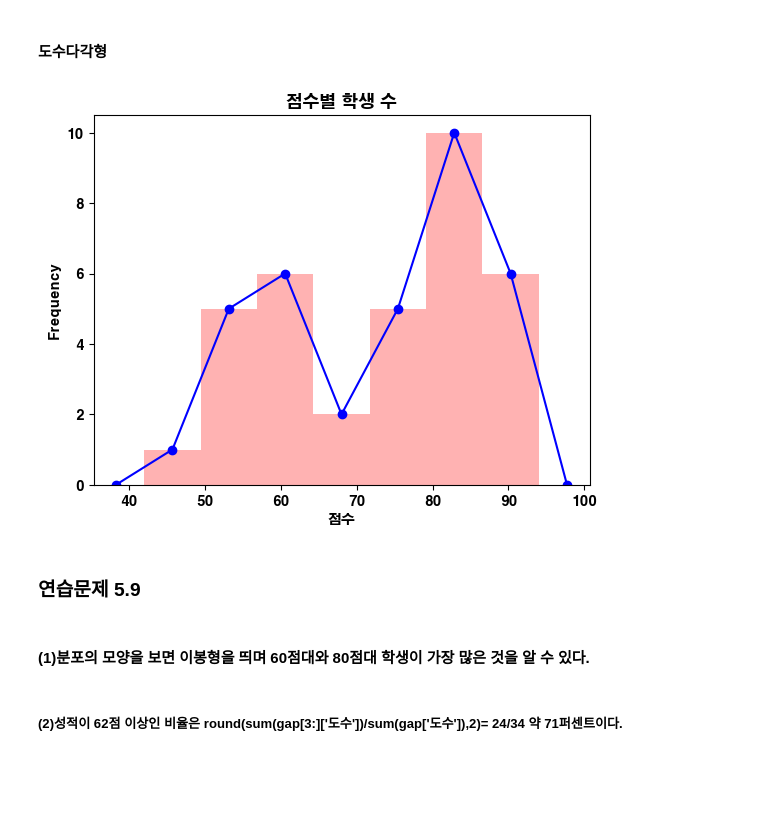
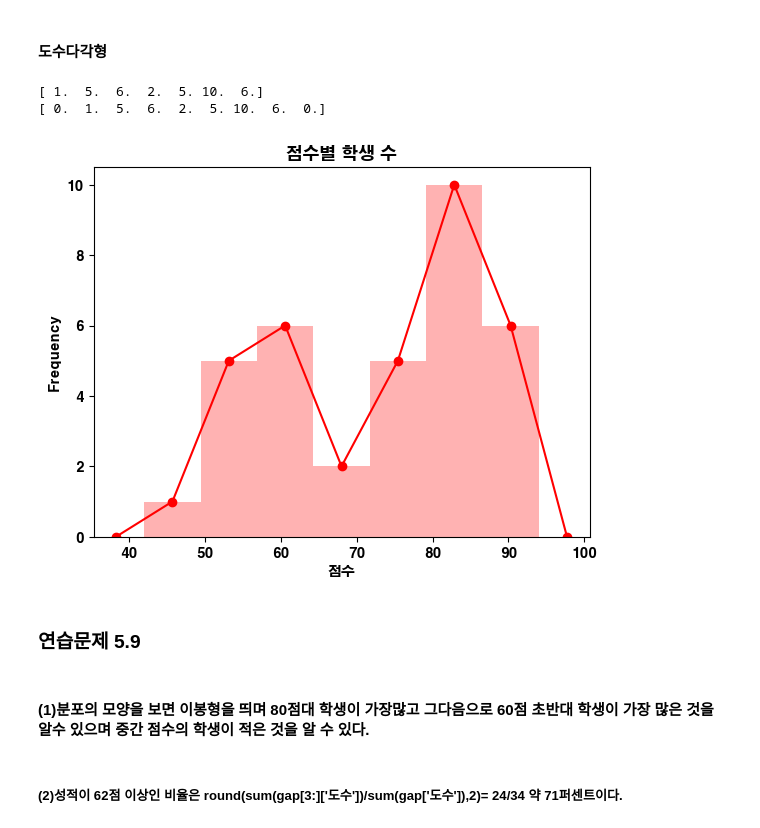
Before and after one commit to singbong/coding_study, a Jupyter notebook: 빅데이터분석입문/빅데이터/과제/20191624신봉균.ipynb, the cells around one changed output. Drawn from its saved outputs; the diff is of its cells as text; code cells hidden in the pictures; blank space fills up the shorter version.

```diff
--- a/빅데이터분석입문/빅데이터/과제/20191624신봉균.ipynb
+++ b/빅데이터분석입문/빅데이터/과제/20191624신봉균.ipynb
@@ -96,23 +96,27 @@ plt.show()
 # %%
 plt.figure()
 n, bins, patches = plt.hist(student_result, bins = 7, facecolor='red', alpha = 0.3)
 x = [(bins[i]+bins[i+1])/2 for i in range(len(bins)-1)]  #x : 계급의 중간값
 w_bin = bins[1]-bins[0]  # bins1(평균값) - bins0 평균값 : 계급 경계값
 x.insert(0, x[0]-w_bin)
 x.append(x[-1]+w_bin)
+print(n)
 n = np.insert(n,0,0.0)
 n = np.append(n,0.0)
+print(n)
 plt.xlabel('점수')
 plt.ylabel('Frequency')
 plt.title("점수별 학생 수")
-plt.plot(x,n,'blue',marker='o')
+plt.plot(x,n,color='red',marker='o')
 plt.show()
 # %% [output]
+[ 1.  5.  6.  2.  5. 10.  6.]
+[ 0.  1.  5.  6.  2.  5. 10.  6.  0.]
-[figure, old version]
+[figure, new version]
 # %% [markdown]
 ### 연습문제 5.9
 # %% [markdown]
-#### (1)분포의 모양을 보면 이봉형을 띄며 60점대와 80점대 학생이 가장 많은 것을 알 수 있다.
+#### (1)분포의 모양을 보면 이봉형을 띄며 80점대 학생이 가장많고 그다음으로 60점 초반대 학생이 가장 많은 것을 알수 있으며 중간 점수의 학생이 적은 것을 알 수 있다.
 # %% [markdown]
 ##### (2)성적이 62점 이상인 비율은 round(sum(gap[3:]['도수'])/sum(gap['도수']),2)= 24/34 약 71퍼센트이다.
 # %% [markdown]
```
Also changed, not shown: parts of 2 cells of this notebook, 5 other files.
